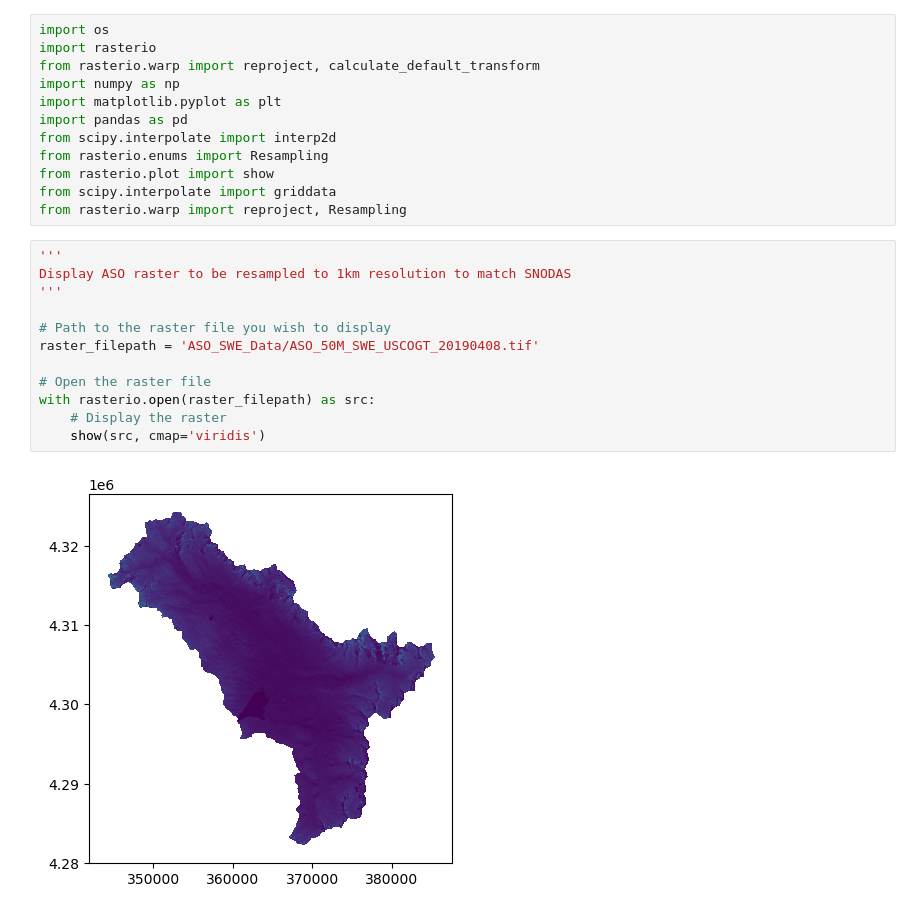
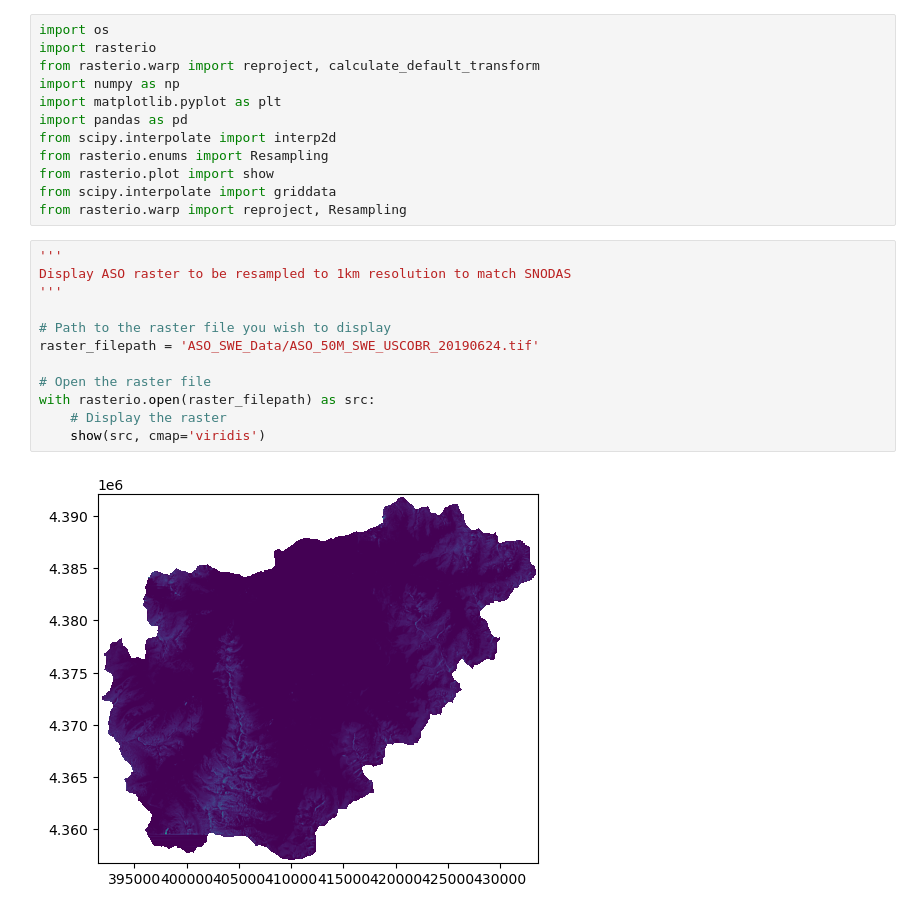
Before and after one commit to eritchie4599/Modeled-vs-Observed-Snow-Depth, a Jupyter notebook: ASO_SNODAS_comp.ipynb, the cells around one changed output. Cells and saved outputs as stored; diff of their text form.

```diff
--- a/ASO_SNODAS_comp.ipynb
+++ b/ASO_SNODAS_comp.ipynb
@@ -13,17 +13,17 @@ from rasterio.warp import reproject, Resampling
 # %%
 '''
 Display ASO raster to be resampled to 1km resolution to match SNODAS
 '''
 
 # Path to the raster file you wish to display
-raster_filepath = 'ASO_SWE_Data/ASO_50M_SWE_USCOGT_20190408.tif'
+raster_filepath = 'ASO_SWE_Data/ASO_50M_SWE_USCOBR_20190624.tif'
 
 # Open the raster file
 with rasterio.open(raster_filepath) as src:
     # Display the raster
     show(src, cmap='viridis')
 # %% [output]
-[figure, old version]
+[figure, new version]
 # %%
 '''
 Resample ASO raster to 1km
```
Also changed, not shown: parts of 7 cells of this notebook.
